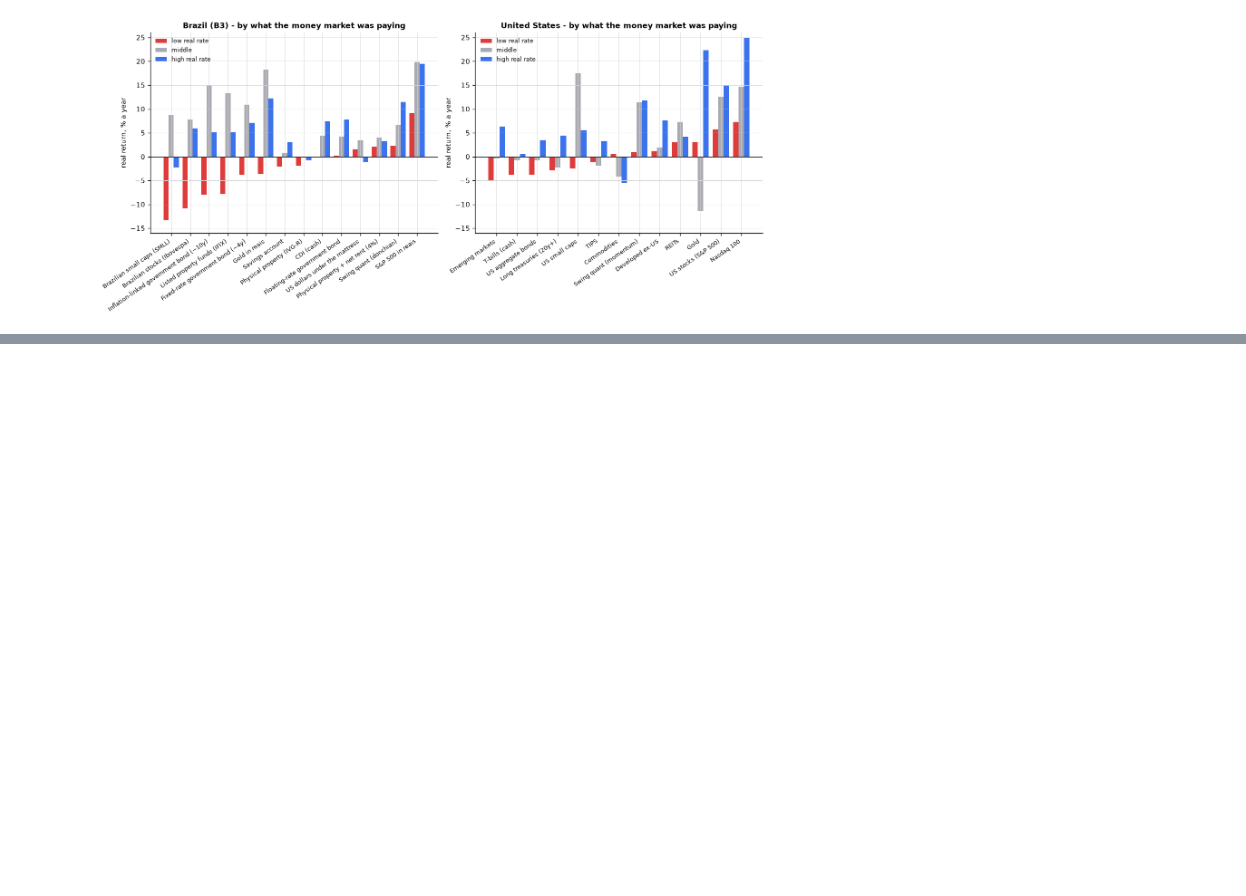
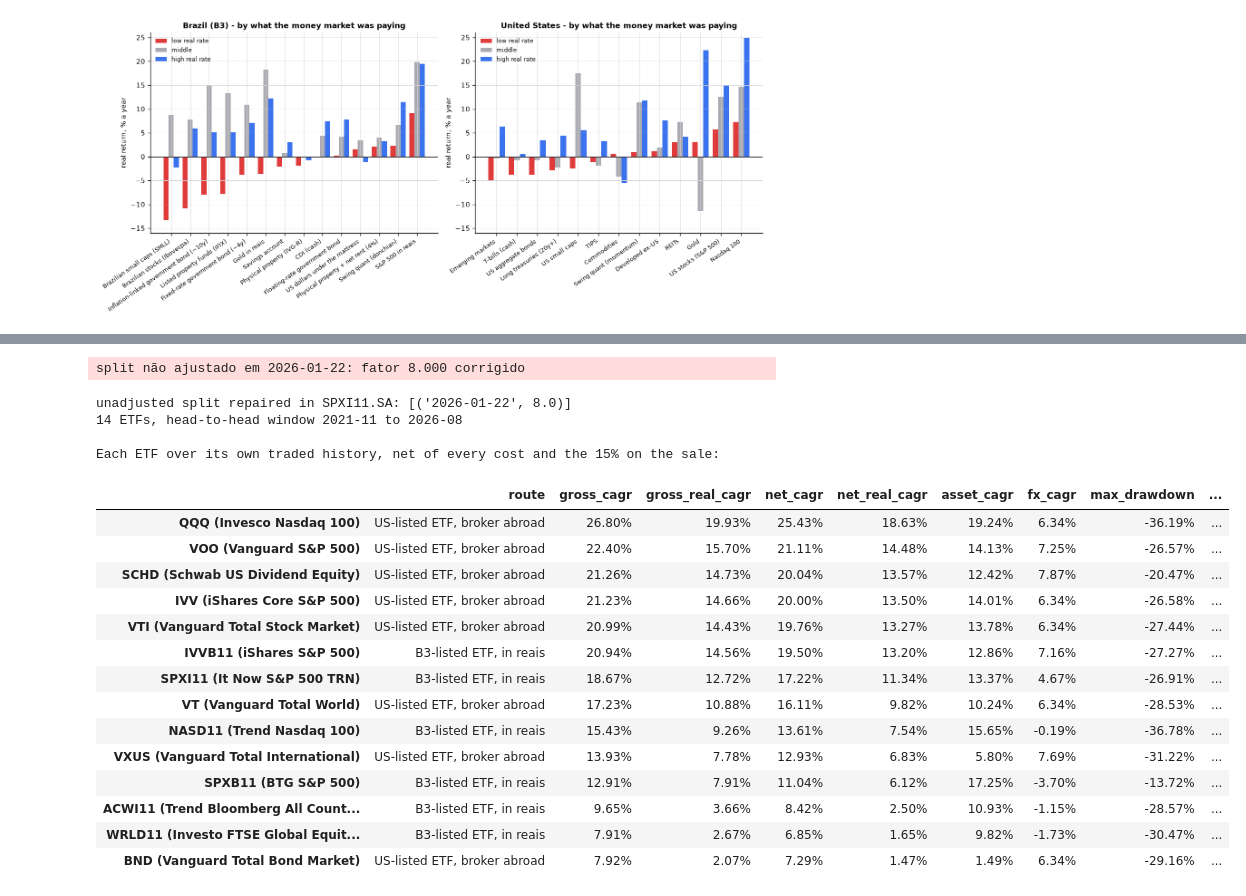
Before and after one commit to jeffev/swing-quant, a Jupyter notebook: notebooks/swing_vs_investing.ipynb, the cells around one changed output, grey strips where cells are left out. Drawn from its saved outputs; the diff is of its cells as text; code cells hidden in the pictures; blank space fills up the shorter version.

```diff
--- a/notebooks/swing_vs_investing.ipynb
+++ b/notebooks/swing_vs_investing.ipynb
@@ -1588,0 +1613,41 @@ plt.show()
+# %%
+import asset_classes as A
+import etf_routes as E
+
+VEHICLES = E.load_vehicles()
+REF = E.load_reference()
+CORE = E.established(VEHICLES)  # funds with at least four years of traded history
+ETF_WINDOW = E.common_window(VEHICLES)  # the head-to-head window
+LONG_WINDOW = ("2012-01", E.STUDY_END[:7])  # every US-listed fund alive
+
+ETF_OWN = E.outcome_frame(E.outcomes(VEHICLES, REF["ipca"]))
+ETF_COMMON = E.outcome_frame(E.outcomes(CORE, REF["ipca"], ETF_WINDOW))
+ETF_LONG = E.outcome_frame(E.outcomes(E.load_vehicles("us"), REF["ipca"], LONG_WINDOW))
+
+for data in VEHICLES.values():
+    if data.splits:
+        print(f"unadjusted split repaired in {data.key}: {data.splits}")
+print(f"{len(VEHICLES)} ETFs, head-to-head window {ETF_WINDOW[0]} to {ETF_WINDOW[1]}\n")
+print("Each ETF over its own traded history, net of every cost and the 15% on the sale:")
+display(E.fmt(ETF_OWN))
+# %% [output]
+split não ajustado em 2026-01-22: fator 8.000 corrigido
+unadjusted split repaired in SPXI11.SA: [('2026-01-22', 8.0)]
+14 ETFs, head-to-head window 2021-11 to 2026-08
+
+Each ETF over its own traded history, net of every cost and the 15% on the sale:
+|  | route | gross_cagr | gross_real_cagr | net_cagr | net_real_cagr | asset_cagr | fx_cagr | max_drawdown | ... |
+| QQQ (Invesco Nasdaq 100) | US-listed ETF, broker abroad | 26.80% | 19.93% | 25.43% | 18.63% | 19.24% | 6.34% | -36.19% | ... |
+| VOO (Vanguard S&P 500) | US-listed ETF, broker abroad | 22.40% | 15.70% | 21.11% | 14.48% | 14.13% | 7.25% | -26.57% | ... |
+| SCHD (Schwab US Dividend Equity) | US-listed ETF, broker abroad | 21.26% | 14.73% | 20.04% | 13.57% | 12.42% | 7.87% | -20.47% | ... |
+| IVV (iShares Core S&P 500) | US-listed ETF, broker abroad | 21.23% | 14.66% | 20.00% | 13.50% | 14.01% | 6.34% | -26.58% | ... |
+| VTI (Vanguard Total Stock Market) | US-listed ETF, broker abroad | 20.99% | 14.43% | 19.76% | 13.27% | 13.78% | 6.34% | -27.44% | ... |
+| IVVB11 (iShares S&P 500) | B3-listed ETF, in reais | 20.94% | 14.56% | 19.50% | 13.20% | 12.86% | 7.16% | -27.27% | ... |
+| SPXI11 (It Now S&P 500 TRN) | B3-listed ETF, in reais | 18.67% | 12.72% | 17.22% | 11.34% | 13.37% | 4.67% | -26.91% | ... |
+| VT (Vanguard Total World) | US-listed ETF, broker abroad | 17.23% | 10.88% | 16.11% | 9.82% | 10.24% | 6.34% | -28.53% | ... |
+| NASD11 (Trend Nasdaq 100) | B3-listed ETF, in reais | 15.43% | 9.26% | 13.61% | 7.54% | 15.65% | -0.19% | -36.78% | ... |
+| VXUS (Vanguard Total International) | US-listed ETF, broker abroad | 13.93% | 7.78% | 12.93% | 6.83% | 5.80% | 7.69% | -31.22% | ... |
+| SPXB11 (BTG S&P 500) | B3-listed ETF, in reais | 12.91% | 7.91% | 11.04% | 6.12% | 17.25% | -3.70% | -13.72% | ... |
+| ACWI11 (Trend Bloomberg All Count... | B3-listed ETF, in reais | 9.65% | 3.66% | 8.42% | 2.50% | 10.93% | -1.15% | -28.57% | ... |
+| WRLD11 (Investo FTSE Global Equit... | B3-listed ETF, in reais | 7.91% | 2.67% | 6.85% | 1.65% | 9.82% | -1.73% | -30.47% | ... |
+| BND (Vanguard Total Bond Market) | US-listed ETF, broker abroad | 7.92% | 2.07% | 7.29% | 1.47% | 1.49% | 6.34% | -29.16% | ... |
```
Also changed, not shown: parts of 17 cells of this notebook, 5 other files.
